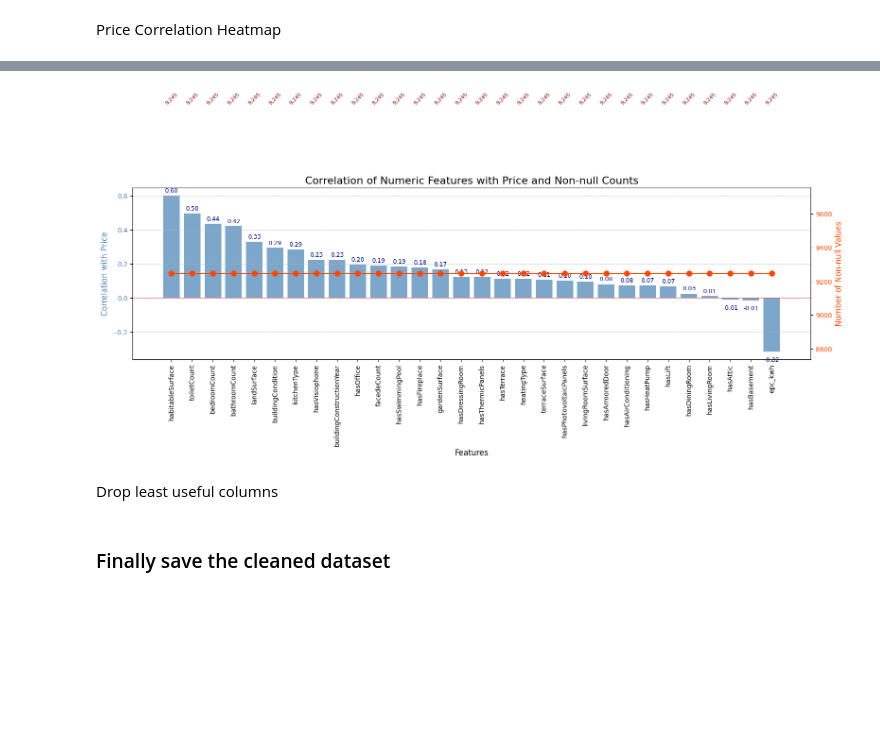
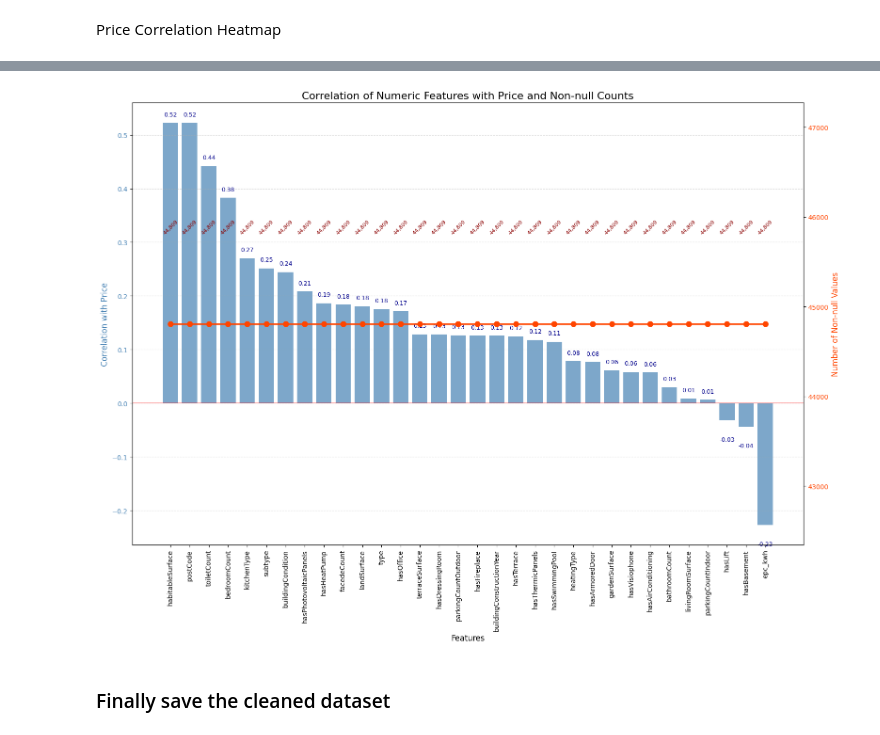
Before and after one commit to becodeorg/immo-eliza-data-exploration-milan, a Jupyter notebook: cleaning.ipynb, the cells around one changed output, grey strips where cells are left out. Saved outputs shown, nothing was run; the diff lists cells and outputs as text; code cells hidden in the pictures; blank space fills up the shorter version.

```diff
--- a/cleaning.ipynb
+++ b/cleaning.ipynb
@@ -546,8 +741,0 @@ For example, when doing 'df[col].method(value, inplace=True)', try using 'df.met
-# %%
-# Calculate the mean of habitableSurface
-bedroom_mean = int(df['habitableSurface'].mean())
-
-# Replace NaN values with the mean
-df['habitableSurface'].fillna(bedroom_mean, inplace=True)
-
-print(f"The mean value used for replacement was: {bedroom_mean:.2f}")
@@ -562,8 +741,0 @@ For example, when doing 'df[col].method(value, inplace=True)', try using 'df.met
-# %%
-# Calculate the mean of bathroomCount
-bedroom_mean = int(df['bathroomCount'].mean())
-
-# Replace NaN values with the mean
-df['bathroomCount'].fillna(bedroom_mean, inplace=True)
-
-print(f"The mean value used for replacement was: {bedroom_mean:.2f}")
@@ -586,0 +742,3 @@ Display correlation heatmap again
+# %%
+#+hasGarden because useless with gardenSurface
+df.drop(columns=['kitchenSurface', 'hasDiningRoom', 'diningRoomSurface', 'hasLivingRoom', 'floorCount', 'streetFacadeWidth', 'hasAttic', 'gardenOrientation', 'hasGarden', 'terraceOrientation', 'roomCount', 'floodZoneType'], inplace=True)
@@ -824,8 +837,0 @@ Drop roomCount & dropna + drop type column because only 1 remain
-# %%
-df.drop(columns='roomCount', inplace=True)
-df.dropna(inplace=True)
-
-#drop type column because only houses remain :/
-df.drop(columns='type', inplace=True)
-
-msno.bar(df, color="steelblue", figsize=(14, 6), fontsize=12, sort="descending")
@@ -902,7 +855,7 @@ price_corr_series = pd.Series(price_correlations).sort_values(ascending=False)
 notna_count_series = pd.Series({k: notna_counts[k] for k in price_corr_series.index})
 
 # Create a figure with two y-axes
-fig, ax1 = plt.subplots(figsize=(16, 10))
+fig, ax1 = plt.subplots(figsize=(16, 12))
 ax2 = ax1.twinx()
 
 # Create a bar chart for correlations
@@ -914,33 +867,31 @@ for bar in bars:
     ax1.text(
         bar.get_x() + bar.get_width() / 2.,
         height + 0.01 if height >= 0 else height - 0.03,
         f'{height:.2f}',
         ha='center', va='bottom' if height >= 0 else 'top',
         fontsize=9, color='darkblue'
     )
 
 # Create a line plot for non-null counts
 ax2.plot(price_corr_series.index, notna_count_series.values, 'o-', color='orangered', linewidth=2, markersize=8)
 
 # Add count labels above the line points
 for i, count in enumerate(notna_count_series.values):
     ax2.text(i, count + 1000, f'{count:,}', ha='center', rotation=45, fontsize=8, color='darkred')
 
 # Customize the plot
 ax1.set_title('Correlation of Numeric Features with Price and Non-null Counts', fontsize=16)
 ax1.set_xlabel('Features', fontsize=12)
 ax1.set_ylabel('Correlation with Price', color='steelblue', fontsize=12)
 ax2.set_ylabel('Number of Non-null Values', color='orangered', fontsize=12)
 ax1.tick_params(axis='y', labelcolor='steelblue')
 ax2.tick_params(axis='y', labelcolor='orangered')
 ax1.set_xticks(range(len(price_corr_series.index)))
 ax1.set_xticklabels(price_corr_series.index, rotation=90)
 ax1.axhline(y=0, color='r', linestyle='-', alpha=0.3)
 ax1.grid(axis='y', linestyle='--', alpha=0.5)
 
 plt.tight_layout()
 plt.show()
 # %% [output]
-[figure, old version]
+[figure, new version]
-# %% [markdown]
-Drop least useful columns
```
Also changed, not shown: parts of 87 cells of this notebook, 3 other files.
